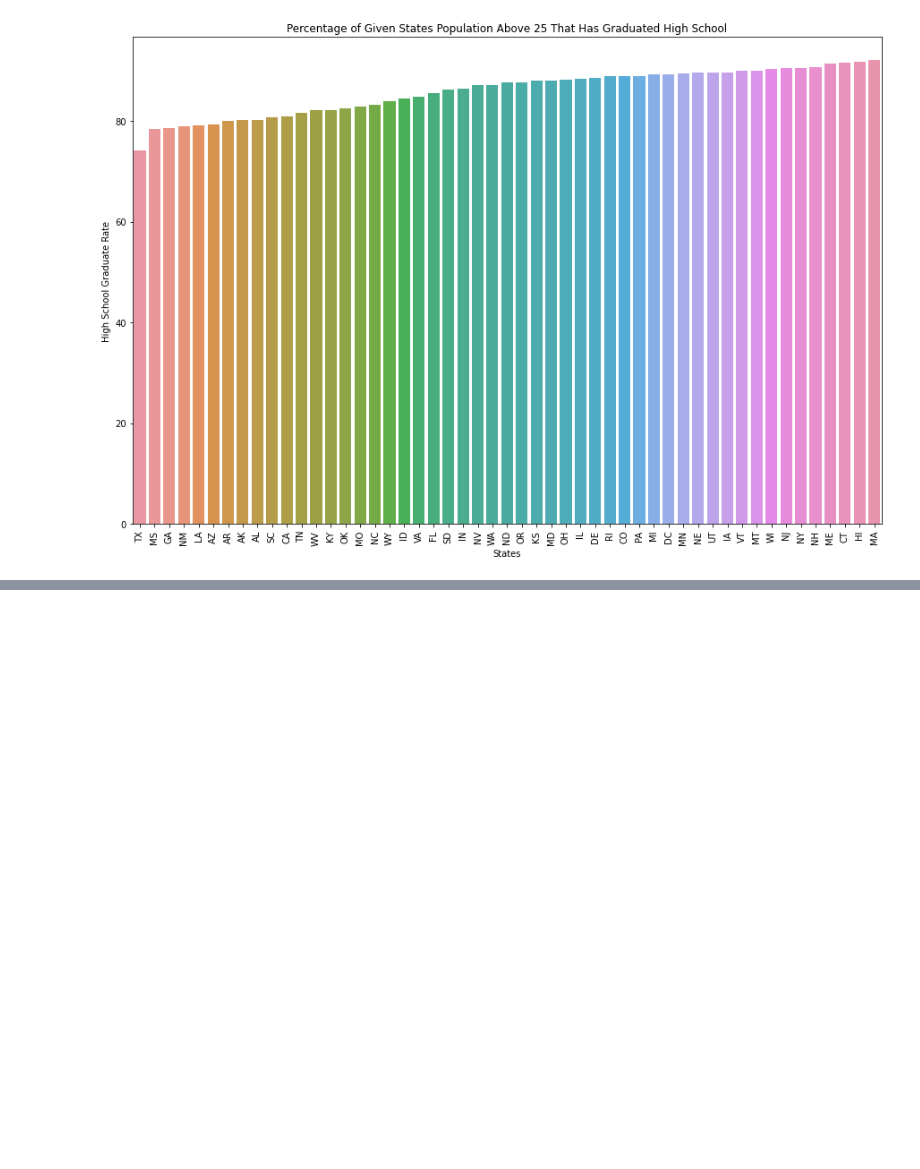
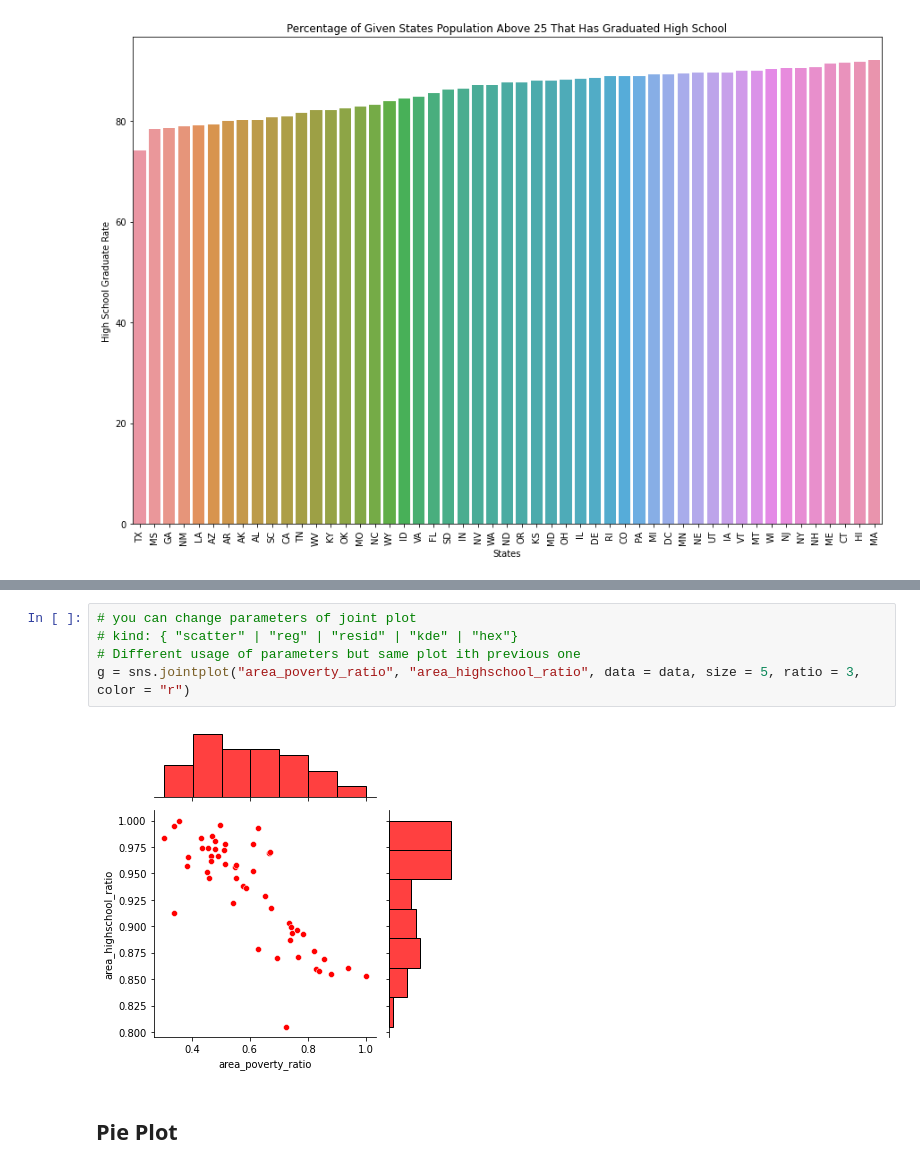
Before and after one commit to emrecavdar/seaborn, a Jupyter notebook: seaborn-visualization.ipynb, the cells around one changed output, grey strips where cells are left out. Drawn from its saved outputs; the diff is of its cells as text; blank space fills up the shorter version.

```diff
--- a/seaborn-visualization.ipynb
+++ b/seaborn-visualization.ipynb
@@ -242,0 +344,10 @@ plt.show()
+# %%
+# you can change parameters of joint plot
+# kind: { "scatter" | "reg" | "resid" | "kde" | "hex"}
+# Different usage of parameters but same plot ith previous one
+g = sns.jointplot("area_poverty_ratio", "area_highschool_ratio", data = data, size = 5, ratio = 3, color = "r")
+# %% [output]
+[figure, added]
+# %% [markdown]
+<a id="4"></a>
+## Pie Plot
```
Also changed, not shown: parts of 34 cells of this notebook.
